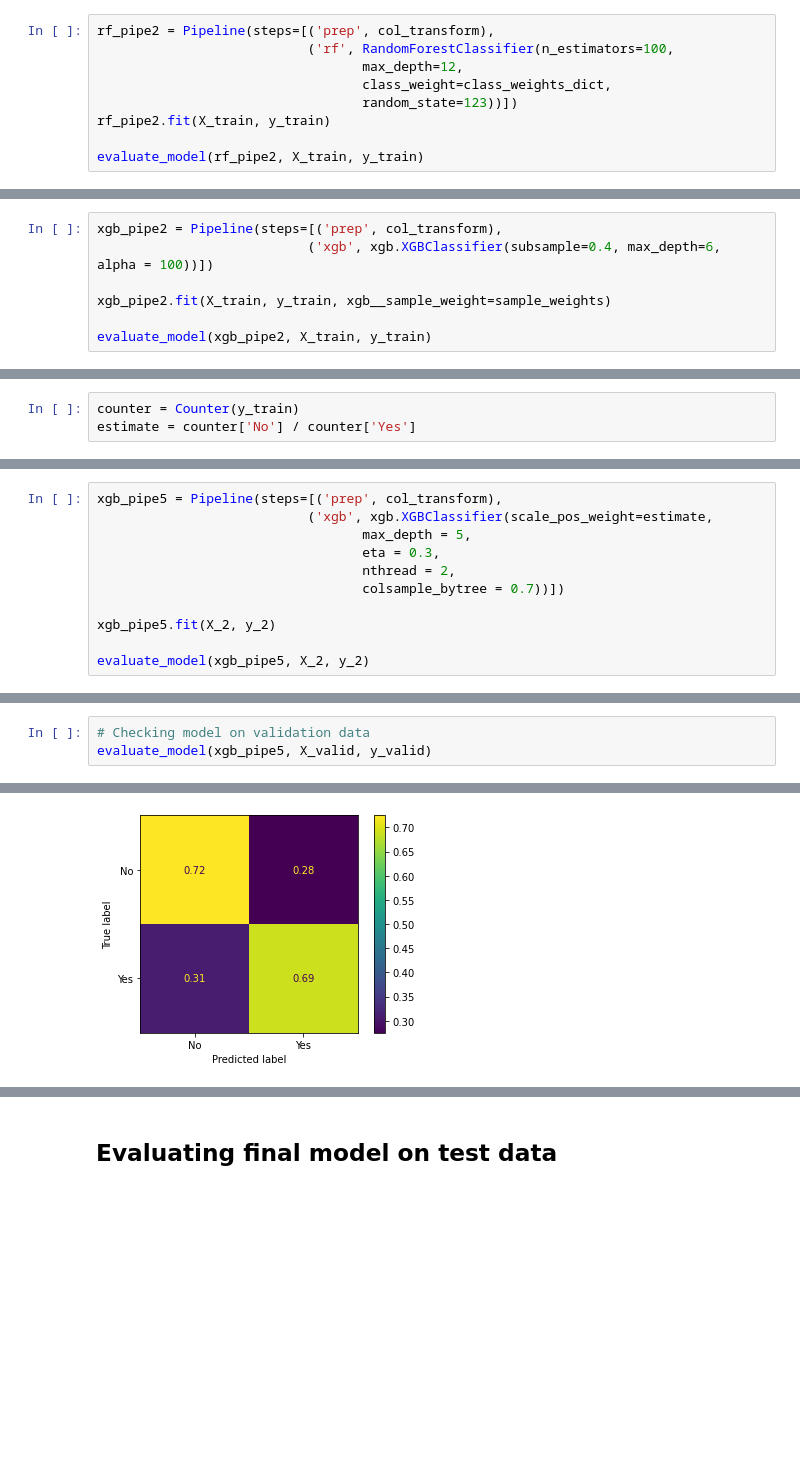
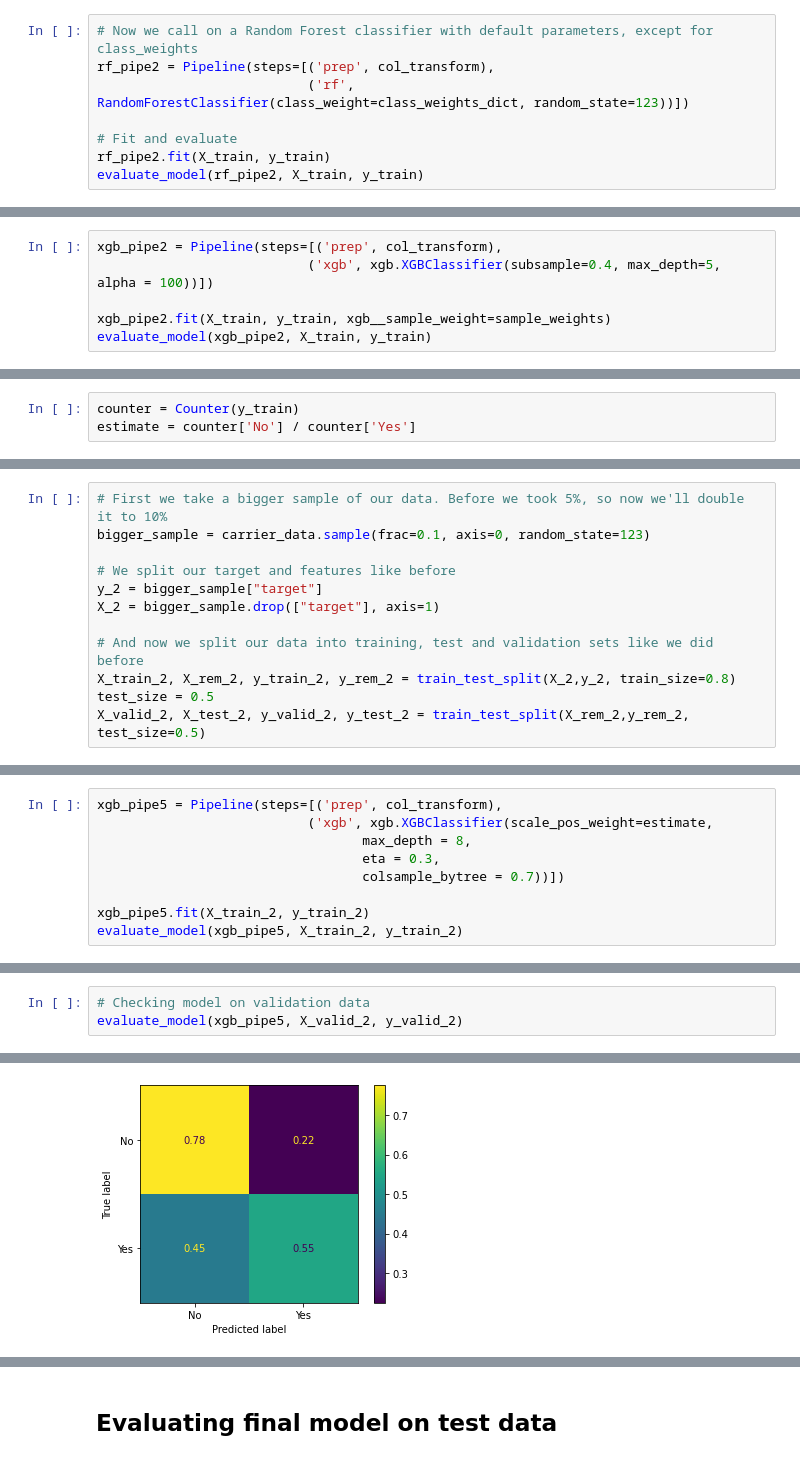
Before and after one commit to robertharrow/detecting-severe-flight-delays, a Jupyter notebook: 2. Modeling.ipynb, the cells around one changed output, grey strips where cells are left out. Saved outputs shown, nothing was run; the diff lists cells and outputs as text; blank space fills up the shorter version.

```diff
--- a/2. Modeling.ipynb
+++ b/2. Modeling.ipynb
@@ -378,11 +409,10 @@ It seems that every time we don't include class weights, the model just guesses
 # %%
+# Now we call on a Random Forest classifier with default parameters, except for class_weights
 rf_pipe2 = Pipeline(steps=[('prep', col_transform),
-                           ('rf', RandomForestClassifier(n_estimators=100,
-                                  max_depth=12,
-                                  class_weight=class_weights_dict,
-                                  random_state=123))])
+                           ('rf', RandomForestClassifier(class_weight=class_weights_dict, random_state=123))])
+
+# Fit and evaluate
 rf_pipe2.fit(X_train, y_train)
-
 evaluate_model(rf_pipe2, X_train, y_train)
 # %% [output]
 Model Scores:
@@ -479,9 +515,8 @@ The training set was our best one so far, but it's clearly overfitting given the
 # %%
 xgb_pipe2 = Pipeline(steps=[('prep', col_transform),
-                           ('xgb', xgb.XGBClassifier(subsample=0.4, max_depth=6, alpha = 100))])
+                           ('xgb', xgb.XGBClassifier(subsample=0.4, max_depth=5, alpha = 100))])
 
 xgb_pipe2.fit(X_train, y_train, xgb__sample_weight=sample_weights)
-
 evaluate_model(xgb_pipe2, X_train, y_train)
 # %% [output]
 Model Scores:
@@ -586,0 +620,12 @@ X_2 = bigger_sample[feature_cols]
+# %%
+# First we take a bigger sample of our data. Before we took 5%, so now we'll double it to 10%
+bigger_sample = carrier_data.sample(frac=0.1, axis=0, random_state=123)
+
+# We split our target and features like before
+y_2 = bigger_sample["target"]
+X_2 = bigger_sample.drop(["target"], axis=1)
+
+# And now we split our data into training, test and validation sets like we did before
+X_train_2, X_rem_2, y_train_2, y_rem_2 = train_test_split(X_2,y_2, train_size=0.8)
+test_size = 0.5
+X_valid_2, X_test_2, y_valid_2, y_test_2 = train_test_split(X_rem_2,y_rem_2, test_size=0.5)
@@ -587,14 +634,12 @@ X_2 = bigger_sample[feature_cols]
 # %%
 xgb_pipe5 = Pipeline(steps=[('prep', col_transform),
                            ('xgb', xgb.XGBClassifier(scale_pos_weight=estimate,
-                                  max_depth = 5,
+                                  max_depth = 8,
                                   eta = 0.3,
-                                  nthread = 2,
                                   colsample_bytree = 0.7))])
 
-xgb_pipe5.fit(X_2, y_2)
-
-evaluate_model(xgb_pipe5, X_2, y_2)
+xgb_pipe5.fit(X_train_2, y_train_2)
+evaluate_model(xgb_pipe5, X_train_2, y_train_2)
 # %% [output]
 Model Scores:
 --------------
@@ -608,6 +653,6 @@ Confusion Matrix:
 # %%
 # Checking model on validation data
-evaluate_model(xgb_pipe5, X_valid, y_valid)
+evaluate_model(xgb_pipe5, X_valid_2, y_valid_2)
 # %% [output]
 Model Scores:
 --------------
@@ -618,3 +663,3 @@ F1 score: 0.256
 --------------
 Confusion Matrix:
-[figure, old version]
+[figure, new version]
```
Also changed, not shown: parts of 88 cells of this notebook, 5 other files.
